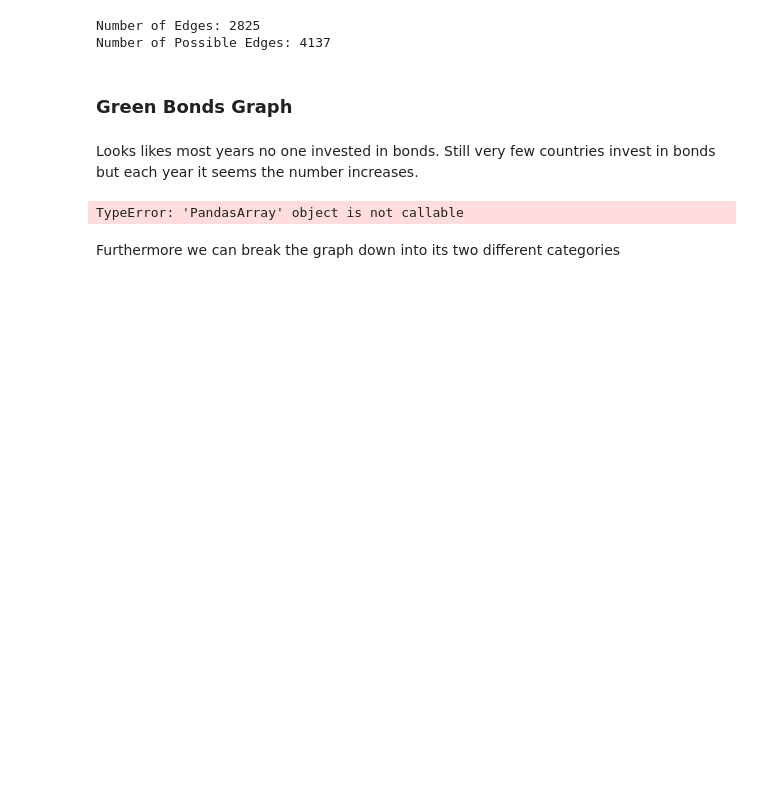
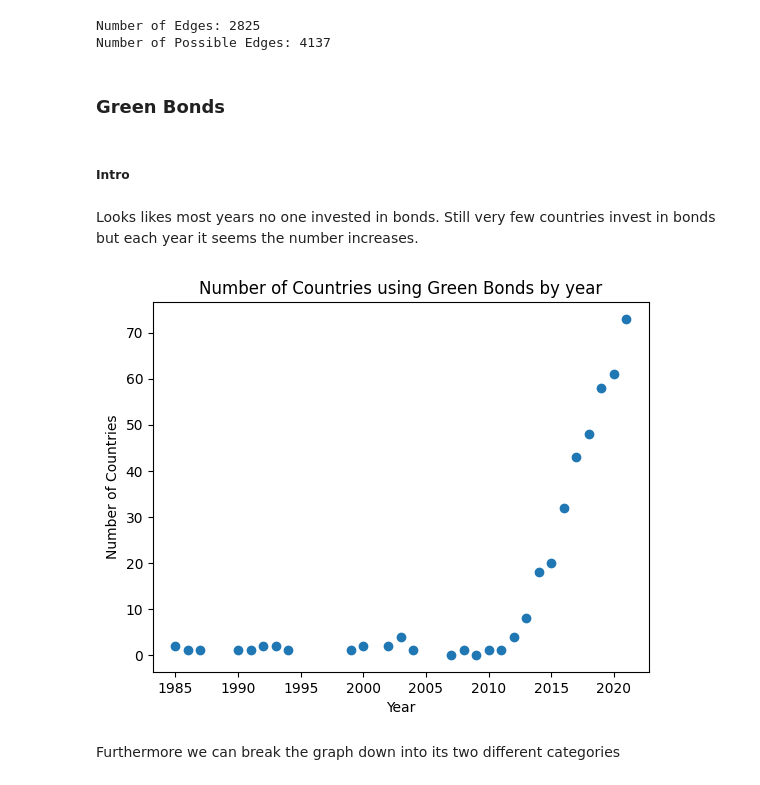
Before and after one commit to SiddharthEngineer23/CC_NA, a Jupyter notebook: main.ipynb, the cells around one changed output. Cells and saved outputs as stored; diff of their text form; code cells hidden in the pictures; blank space fills up the shorter version.

```diff
--- a/main.ipynb
+++ b/main.ipynb
@@ -75,7 +76,9 @@ print("Number of Possible Edges:", len(country_nodes) * len(policy_nodes))
 Number of Edges: 2825
 Number of Possible Edges: 4137
 # %% [markdown]
-### Green Bonds Graph
+### Green Bonds
+# %% [markdown]
+##### Intro
 # %%
 green_bonds = pd.read_csv("input/policy/Green_Bonds.csv", index_col=0, keep_default_na=False, na_values="")
 
@@ -89,22 +92,20 @@ bonds_nodes = green_bonds["CTS_Name"].unique()
 # %% [markdown]
 Looks likes most years no one invested in bonds. Still very few countries invest in bonds but each year it seems the number increases.
 # %%
-import matplotlib.pyplot as plt
-
 # Get the data
-num_countries = green_bonds[green_bonds.columns[12:]].count().array()
-years = [int(year[1:]) for year in green_bonds.index]
+num_countries = green_bonds[green_bonds.columns[12:]].count().to_list()
+years = [int(year[1:]) for year in green_bonds.columns[12:]]
 
 # Plot
 fig,ax = plt.subplots()
 ax.scatter(years, num_countries)
 ax.set_title("Number of Countries using Green Bonds by year")
 ax.set_ylabel("Number of Countries")
 ax.set_xlabel("Year")
 
 plt.show()
 # %% [output]
-TypeError: 'PandasArray' object is not callable
+[figure, added]
 # %% [markdown]
 Furthermore we can break the graph down into its two different categories
 # %%
```
Also changed, not shown: parts of 20 cells of this notebook.
